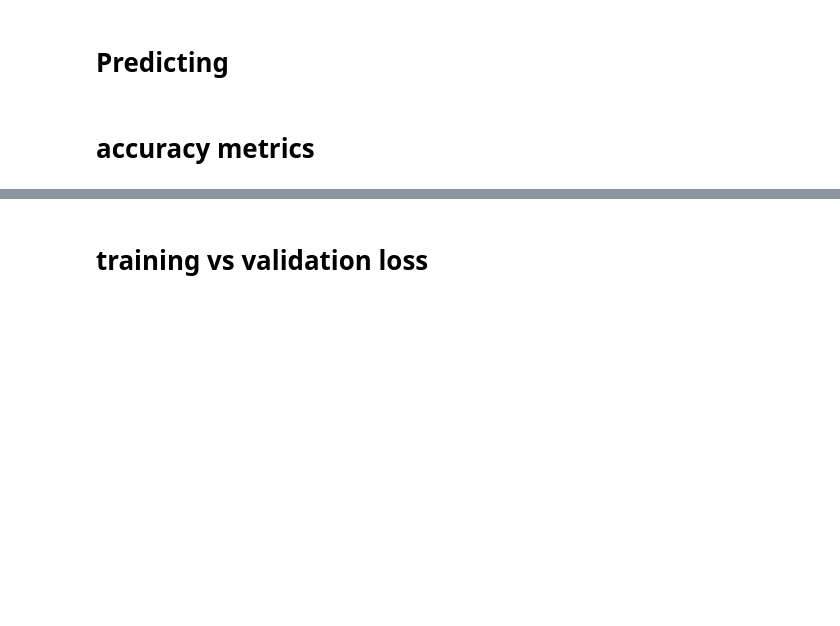
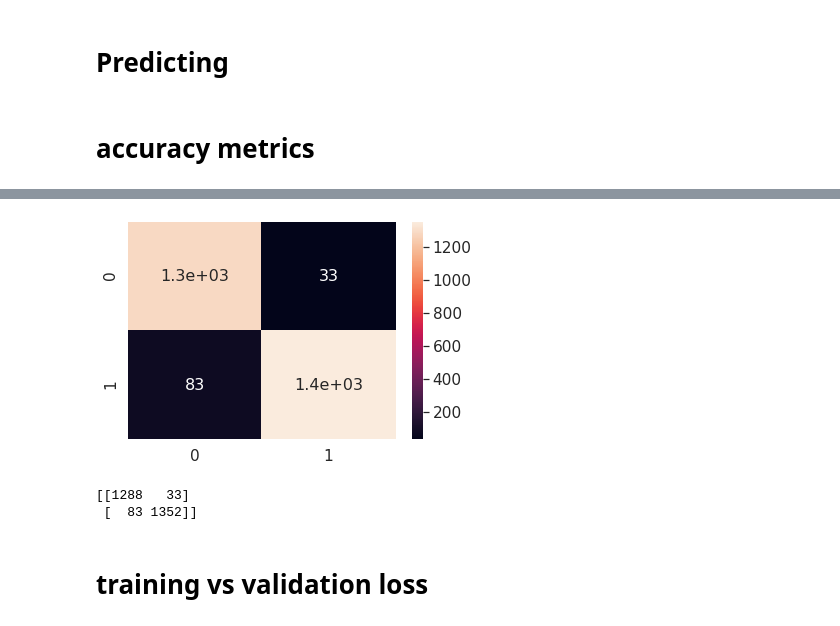
Before and after one commit to vipinkatara/malaria-detection-using-cnn, a Jupyter notebook: malaria_detection.ipynb, the cells around one changed output, grey strips where cells are left out. Drawn from its saved outputs; the diff is of its cells as text; code cells hidden in the pictures; blank space fills up the shorter version.

```diff
--- a/malaria_detection.ipynb
+++ b/malaria_detection.ipynb
@@ -169,3 +201,17 @@ accuracy_score(y_pred.round(), y_test)
+# %%
+test_pred = np.argmax(y_pred, axis=1)
+y_test_pred = np.argmax(y_test, axis=1)
+from sklearn.metrics import confusion_matrix
+cm = confusion_matrix(test_pred,y_test_pred)
+sns.set(font_scale=1.4) # for label size
+sns.heatmap(cm, annot=True, annot_kws={"size": 16}) # font size
+
+plt.show()
+print(cm)
+# %% [output]
+[figure, added]
+[[1288   33]
+ [  83 1352]]
 # %% [markdown]
 # training vs validation loss
 # %%
```
Also changed, not shown: parts of 12 cells of this notebook.
